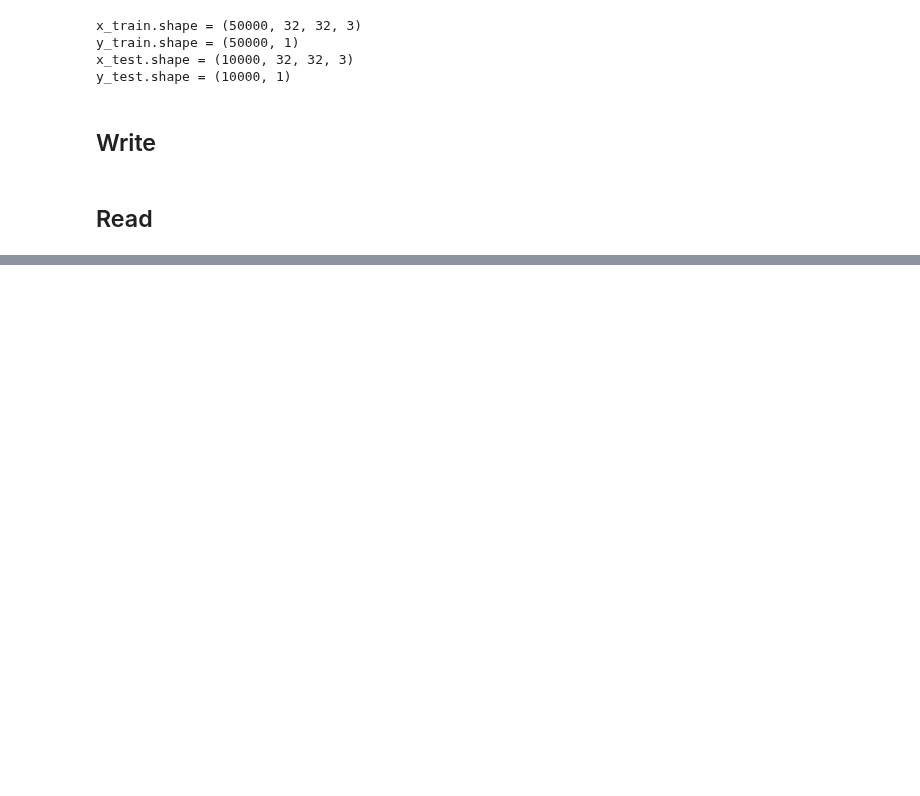
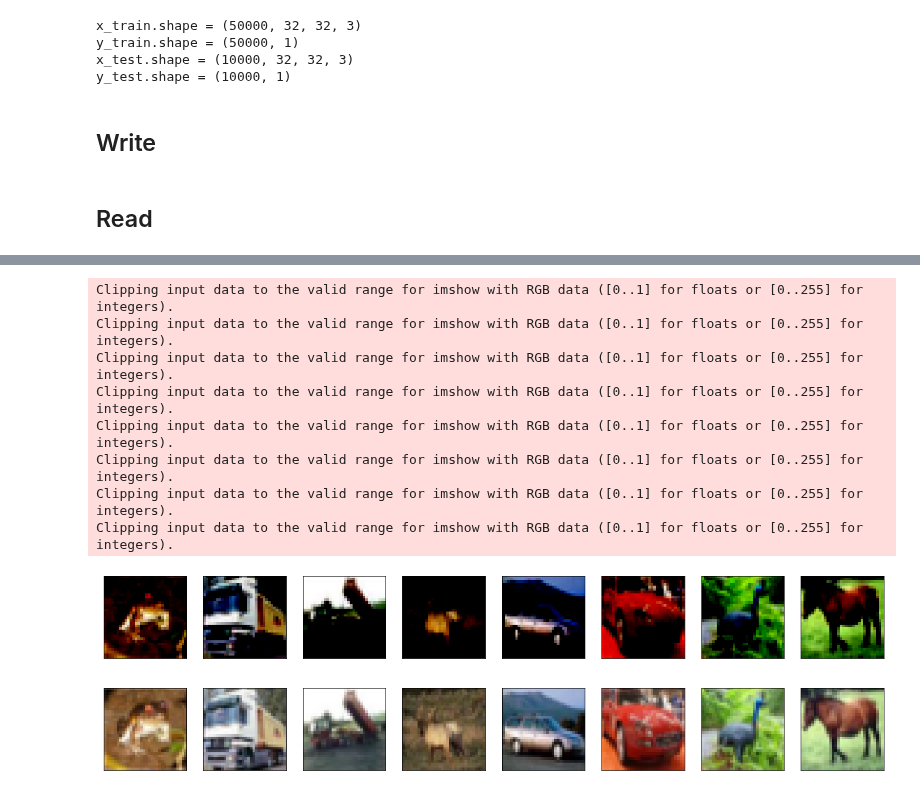
Before and after one commit to ryangillard/artificial_intelligence, a Jupyter notebook: machine_learning/gan/create_tfrecords_cifar10.ipynb, the cells around one changed output, grey strips where cells are left out. Cells and saved outputs as stored; diff of their text form; code cells hidden in the pictures; blank space fills up the shorter version.

```diff
--- a/machine_learning/gan/create_tfrecords_cifar10.ipynb
+++ b/machine_learning/gan/create_tfrecords_cifar10.ipynb
@@ -214,0 +236,38 @@ labels =
+# %%
+import matplotlib.pyplot as plt
+
+num_images = len(features["image_scaled"])
+
+plt.figure(figsize=(20, 20))
+for i in range(num_images):
+    plt.subplot(1, num_images, i + 1)
+    plt.xticks([])
+    plt.yticks([])
+    plt.grid(False)
+    plt.imshow(features["image_scaled"][i], cmap=plt.cm.binary)
+plt.show()
+# %% [output]
+Clipping input data to the valid range for imshow with RGB data ([0..1] for floats or [0..255] for integers).
+Clipping input data to the valid range for imshow with RGB data ([0..1] for floats or [0..255] for integers).
+Clipping input data to the valid range for imshow with RGB data ([0..1] for floats or [0..255] for integers).
+Clipping input data to the valid range for imshow with RGB data ([0..1] for floats or [0..255] for integers).
+Clipping input data to the valid range for imshow with RGB data ([0..1] for floats or [0..255] for integers).
+Clipping input data to the valid range for imshow with RGB data ([0..1] for floats or [0..255] for integers).
+Clipping input data to the valid range for imshow with RGB data ([0..1] for floats or [0..255] for integers).
+Clipping input data to the valid range for imshow with RGB data ([0..1] for floats or [0..255] for integers).
+[figure, added]
+# %%
+import matplotlib.pyplot as plt
+
+num_images = len(features["image_scaled"])
+
+plt.figure(figsize=(20, 20))
+for i in range(num_images):
+    plt.subplot(1, num_images, i + 1)
+    plt.xticks([])
+    plt.yticks([])
+    plt.grid(False)
+    plt.imshow((features["image_scaled"][i] + 1.) / 2., cmap=plt.cm.binary)
+plt.show()
+# %% [output]
+[figure, added]
```
Also changed, not shown: parts of 6 cells of this notebook, 1 other file.
